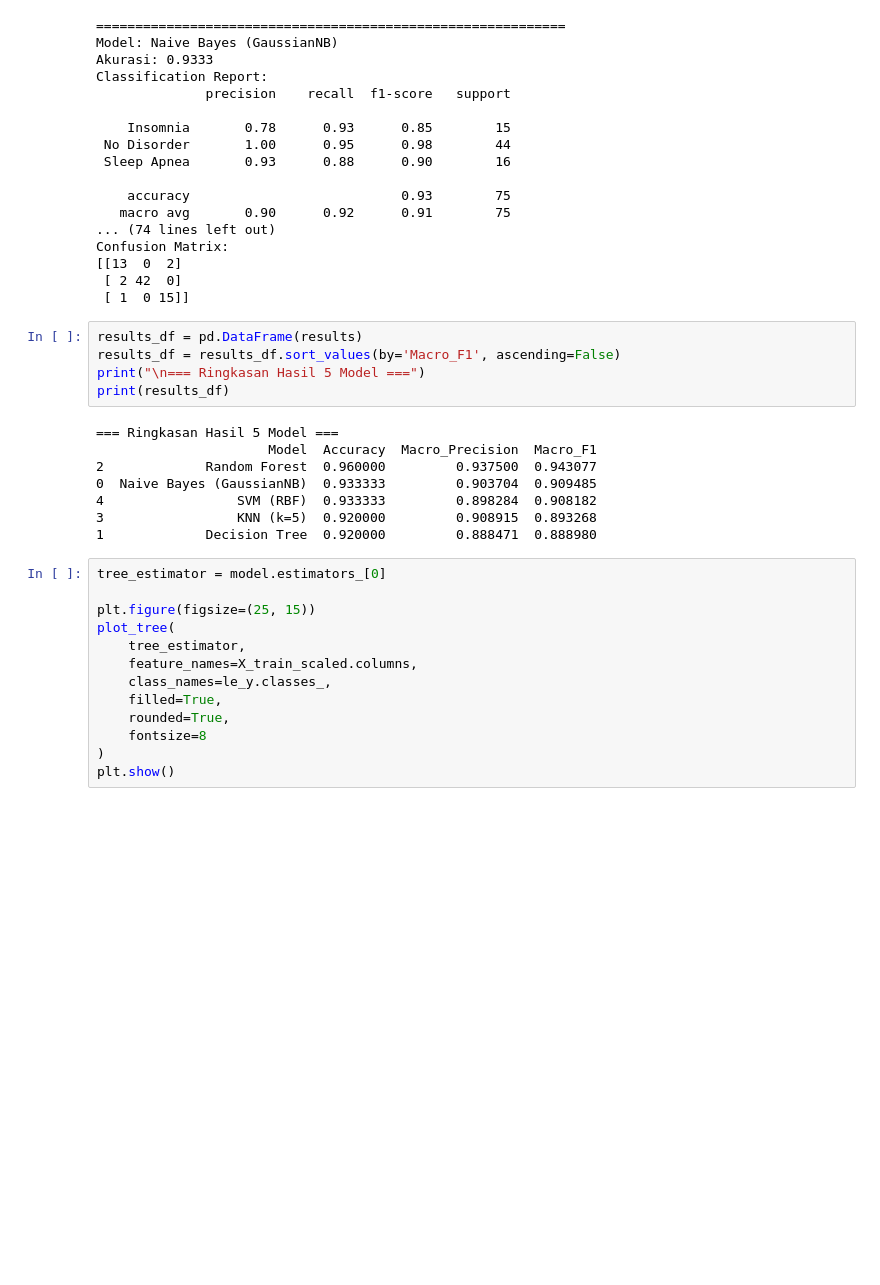
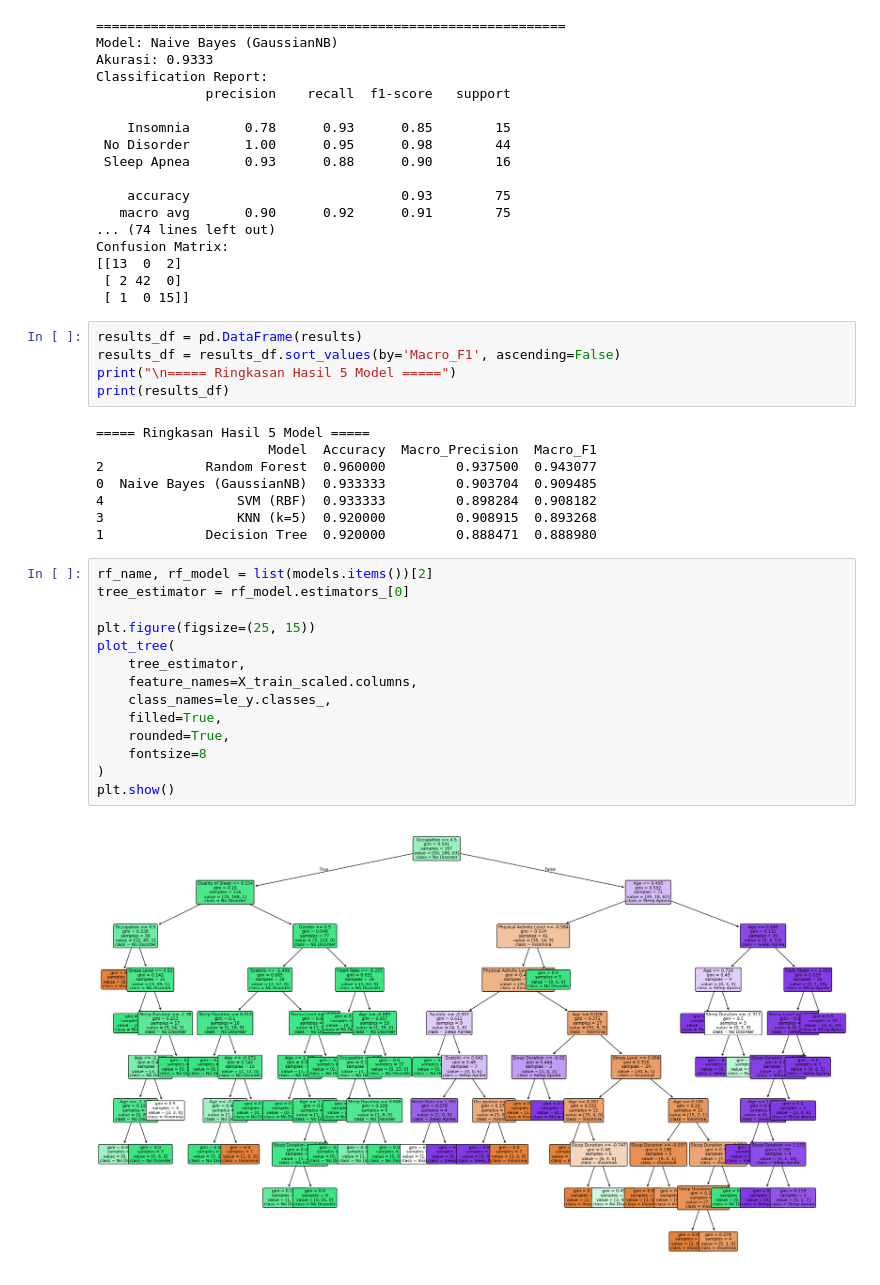
Before and after one commit to Qozuu/EDA-Project-EAS, a Jupyter notebook: sleep_eda.ipynb, the cells around one changed output. Cells and saved outputs as stored; diff of their text form; blank space fills up the shorter version.

Commit message:
update: plot random forest

```diff
--- a/sleep_eda.ipynb
+++ b/sleep_eda.ipynb
@@ -635,10 +635,10 @@ Confusion Matrix:
 # %%
 results_df = pd.DataFrame(results)
 results_df = results_df.sort_values(by='Macro_F1', ascending=False)
-print("\n=== Ringkasan Hasil 5 Model ===")
+print("\n===== Ringkasan Hasil 5 Model =====")
 print(results_df)
 # %% [output]
-=== Ringkasan Hasil 5 Model ===
+===== Ringkasan Hasil 5 Model =====
                       Model  Accuracy  Macro_Precision  Macro_F1
 2             Random Forest  0.960000         0.937500  0.943077
 0  Naive Bayes (GaussianNB)  0.933333         0.903704  0.909485
@@ -646,15 +646,18 @@ print(results_df)
 3                 KNN (k=5)  0.920000         0.908915  0.893268
 1             Decision Tree  0.920000         0.888471  0.888980
 # %%
-tree_estimator = model.estimators_[0]
+rf_name, rf_model = list(models.items())[2]
+tree_estimator = rf_model.estimators_[0]
 
 plt.figure(figsize=(25, 15))
 plot_tree(
     tree_estimator,
     feature_names=X_train_scaled.columns,
     class_names=le_y.classes_,
     filled=True,
     rounded=True,
     fontsize=8
 )
 plt.show()
+# %% [output]
+[figure, added]
```
Also changed, not shown: parts of 1 cell of this notebook.
